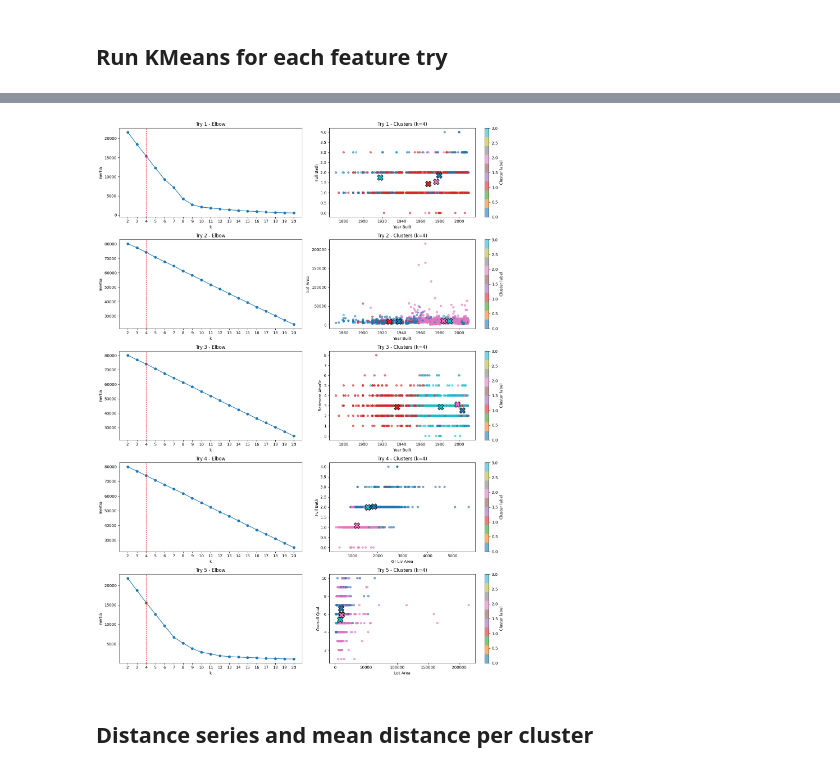
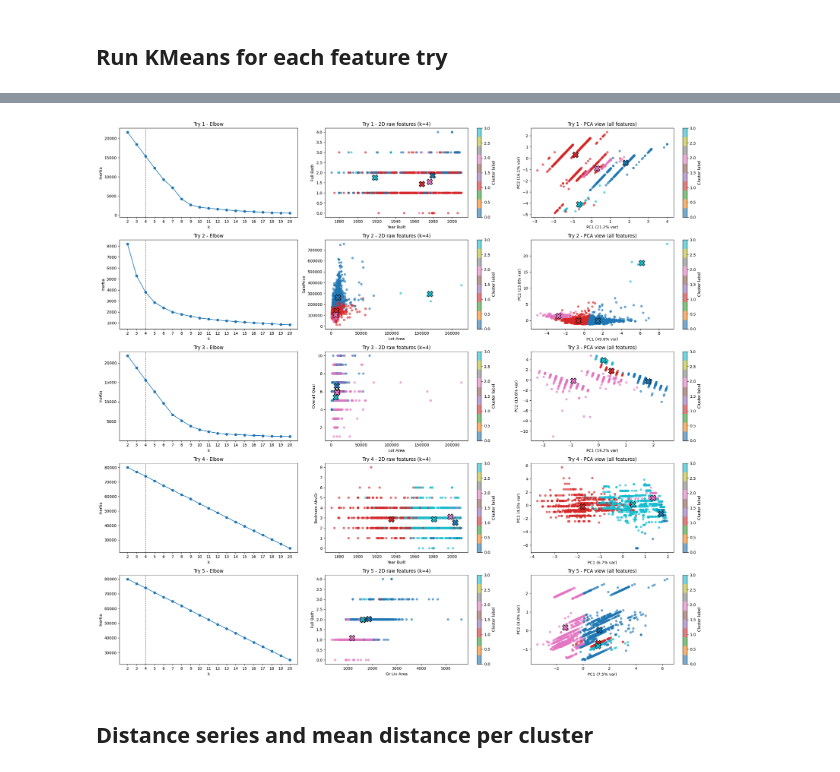
Before and after one commit to ImRoodyDev/HHS-Pyhthon-Pipeline, a Jupyter notebook: DEAI/WEEK 9/clustering.ipynb, the cells around one changed output, grey strips where cells are left out. Drawn from its saved outputs; the diff is of its cells as text; code cells hidden in the pictures.

```diff
--- a/DEAI/WEEK 9/clustering.ipynb
+++ b/DEAI/WEEK 9/clustering.ipynb
@@ -33,13 +34,13 @@ rows and columns (2930, 12)
 # %%
 # Encode categorical columns for clustering input
-df_hot_reloaded = pd.get_dummies(
+df_hot_encoded = pd.get_dummies(
     df,
-    columns=["House Style", "Neighborhood"],
+    columns=["House Style", "Neighborhood", 'Garage'],
     drop_first=True,
 )
 
 # Validate encoded table size and sample rows
-print("one-hot shape", df_hot_reloaded.shape)
-df_hot_reloaded.head(5)
+print("one-hot shape", df_hot_encoded.shape)
+df_hot_encoded.head(5)
 # %% [output]
 one-hot shape (2930, 44)
@@ -55,11 +56,11 @@ one-hot shape (2930, 44)
 # %%
 # Define multiple feature combinations to compare cluster quality
 datasets = [
-    ["Year Built", "Full Bath"] + list(df_hot_reloaded.filter(like="House Style").columns),
-    ["Year Built", "Lot Area"] + list(df_hot_reloaded.filter(like="Neighborhood").columns),
-    ["Year Built", "Bedroom AbvGr"] + list(df_hot_reloaded.filter(like="Neighborhood").columns),
-    ["Gr Liv Area", "Full Bath"] + list(df_hot_reloaded.filter(like="Neighborhood").columns),
-    ["Lot Area", "Overall Qual"] + list(df_hot_reloaded.filter(like="House Style").columns),
+    ["Year Built", "Full Bath"] + list(df_hot_encoded.filter(like="House Style").columns),
+    [ "Lot Area", "SalePrice", "Overall Qual"] +  list(df_hot_encoded.filter(like="Garage").columns),
+    ["Lot Area", "Overall Qual"] + list(df_hot_encoded.filter(like="House Style").columns),
+    ["Year Built", "Bedroom AbvGr"] + list(df_hot_encoded.filter(like="Neighborhood").columns),
+    ["Gr Liv Area", "Full Bath"] + list(df_hot_encoded.filter(like="Neighborhood").columns),
 ]
 
 # Print each try to keep track of the experiment setup
@@ -82,7 +83,7 @@ current_k = 4
 
 for dataset_index, features in enumerate(datasets, start=1):
     # Keep only required columns and remove missing rows
-    clustering_df = df_hot_reloaded[features].dropna().copy()
+    clustering_df = df_hot_encoded[features].dropna().copy()
 
     # Scale features so distance-based clustering behaves well
     scaler = StandardScaler()
@@ -172,7 +173,7 @@ results_summary.reset_index(drop=True)
 # %%
-# Create one row per try: elbow plot + cluster plot
+# Create one row per try: elbow plot + 2-feature scatter + PCA scatter (all features)
 num_runs = len(results)
-fig, axes = plt.subplots(num_runs, 2, figsize=(15, max(5, 4 * num_runs)))
+fig, axes = plt.subplots(num_runs, 3, figsize=(22, max(5, 4 * num_runs)))
 
 # Make axes indexable when there is only one try
 if num_runs == 1:
@@ -180,7 +181,8 @@ if num_runs == 1:
 
 for row_idx, run in enumerate(results):
     ax_elbow = axes[row_idx, 0]
-    ax_cluster = axes[row_idx, 1]
+    ax_cluster_2d = axes[row_idx, 1]
+    ax_cluster_pca = axes[row_idx, 2]
 
     # Plot elbow curve and highlight selected fixed k
     ax_elbow.plot(run["elbow_k_values"], run["elbow_inertias"], marker="o")
@@ -190,48 +192,82 @@ for row_idx, run in enumerate(results):
     ax_elbow.set_ylabel("Inertia")
     ax_elbow.set_xticks(run["elbow_k_values"])  # Force whole-number ticks on x-axis
 
-    # Plot sample points colored by cluster (using first 2 features)
+    # 2D scatter using first two raw features
     x_col, y_col = run["features"][0], run["features"][1]
     plot_df = run["data"].copy()
     plot_df["cluster"] = run["labels"]
 
-    scatter = ax_cluster.scatter(
+    scatter_2d = ax_cluster_2d.scatter(
         plot_df[x_col],
         plot_df[y_col],
         c=plot_df["cluster"],
         cmap="tab10",
         alpha=0.6,
         s=25,
     )
 
-    # Plot colored cluster centers with X marker
+    # Plot colored cluster centers with X marker (raw feature view)
     centers_df = run["centers_df"]
     center_colors = centers_df["cluster"].values
-    ax_cluster.scatter(
+    ax_cluster_2d.scatter(
         centers_df[x_col],
         centers_df[y_col],
         c=center_colors,
         cmap="tab10",
         marker="X",
         s=220,
         edgecolor="black",
         linewidth=1.2,
         zorder=5,
     )
 
-    ax_cluster.set_title(f"Try {run['dataset_index']} - Clusters (k={run['current_k']})")
-    ax_cluster.set_xlabel(x_col)
-    ax_cluster.set_ylabel(y_col)
+    ax_cluster_2d.set_title(f"Try {run['dataset_index']} - 2D raw features (k={run['current_k']})")
+    ax_cluster_2d.set_xlabel(x_col)
+    ax_cluster_2d.set_ylabel(y_col)
 
     # Add cluster-color legend bar for this subplot
-    cbar = fig.colorbar(scatter, ax=ax_cluster)
-    cbar.set_label("Cluster label")
+    cbar_2d = fig.colorbar(scatter_2d, ax=ax_cluster_2d)
+    cbar_2d.set_label("Cluster label")
+
+    # PCA view uses all features from the run
+    pca = PCA(n_components=2)
+    X_pca = pca.fit_transform(run["X_scaled"])
+    centers_pca = pca.transform(run["model"].cluster_centers_)
+
+    scatter_pca = ax_cluster_pca.scatter(
+        X_pca[:, 0],
+        X_pca[:, 1],
+        c=run["labels"],
+        cmap="tab10",
+        alpha=0.6,
+        s=25,
+    )
+
+    ax_cluster_pca.scatter(
+        centers_pca[:, 0],
+        centers_pca[:, 1],
+        c=np.arange(run["current_k"]),
+        cmap="tab10",
+        marker="X",
+        s=220,
+        edgecolor="black",
+        linewidth=1.2,
+        zorder=5,
+    )
+
+    explained = pca.explained_variance_ratio_
+    ax_cluster_pca.set_title(f"Try {run['dataset_index']} - PCA view (all features)")
+    ax_cluster_pca.set_xlabel(f"PC1 ({explained[0] * 100:.1f}% var)")
+    ax_cluster_pca.set_ylabel(f"PC2 ({explained[1] * 100:.1f}% var)")
+
+    cbar_pca = fig.colorbar(scatter_pca, ax=ax_cluster_pca)
+    cbar_pca.set_label("Cluster label")
 
 # Final layout cleanup
 plt.tight_layout()
 plt.show()
 # %% [output]
-[figure, old version]
+[figure, new version]
 # %% [markdown]
 ## Distance series and mean distance per cluster
 # %%
```
Also changed, not shown: parts of 9 cells of this notebook, 1 other file.
